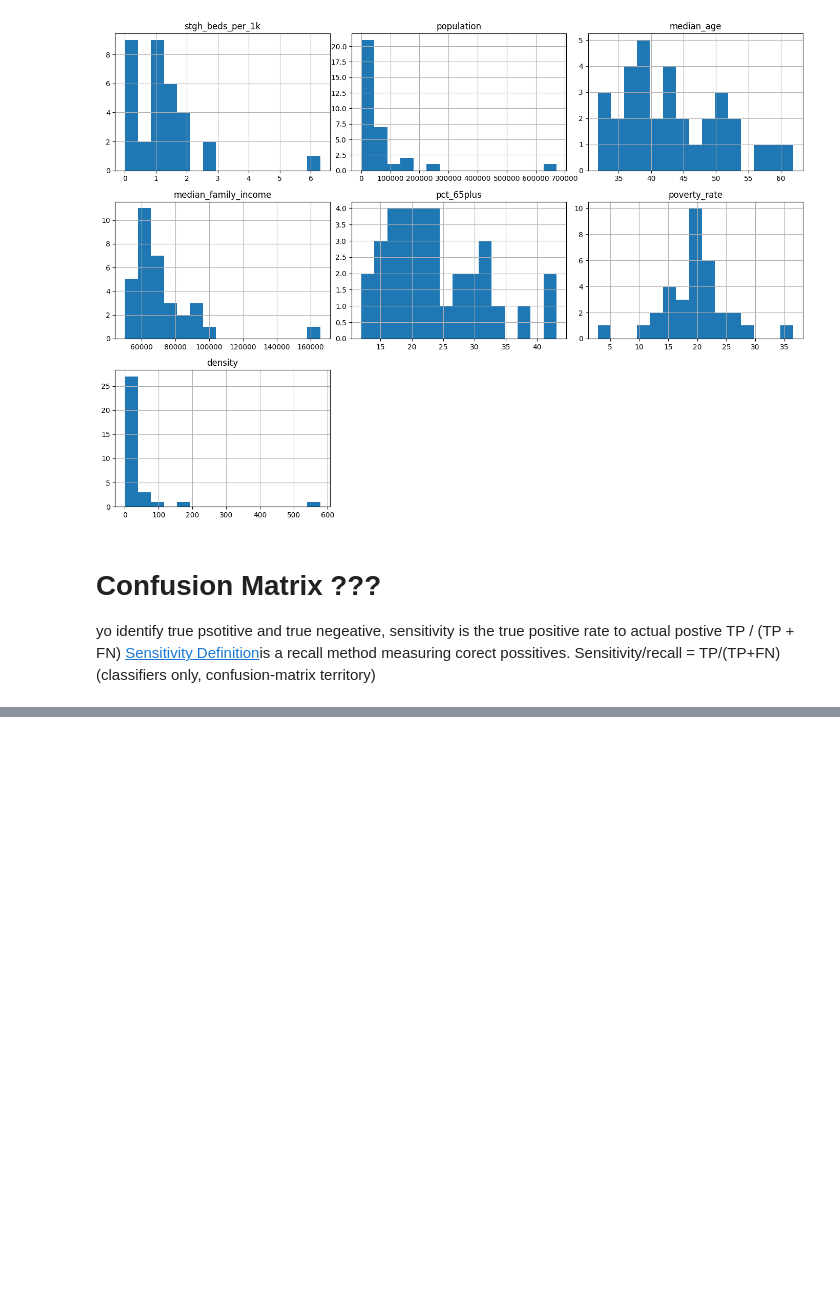
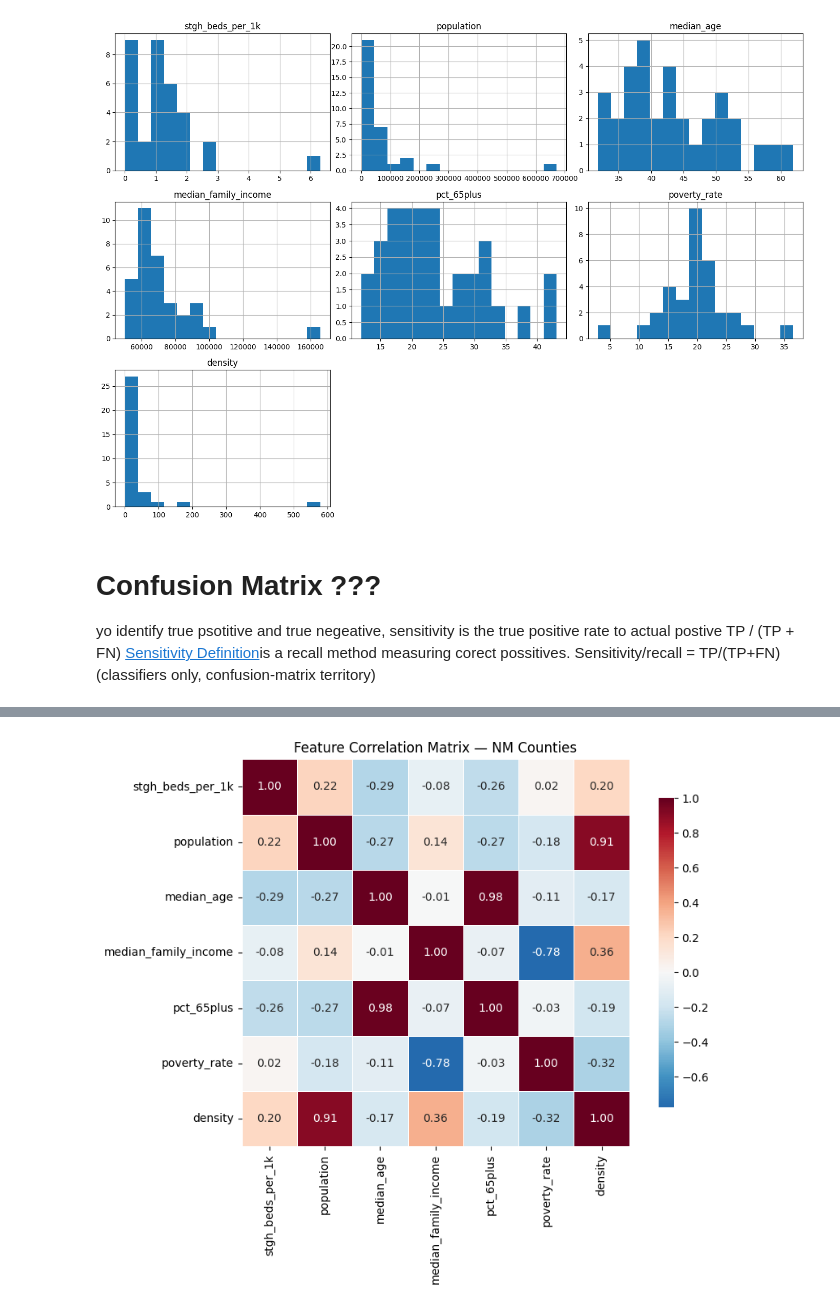
Before and after one commit to Capstone-Rangers/Capstone-Projects, a Jupyter notebook: Rural-Health-Access/Regional_Hospital_Spatial_Management.ipynb, the cells around one changed output, grey strips where cells are left out. Saved outputs shown, nothing was run; the diff lists cells and outputs as text; code cells hidden in the pictures; blank space fills up the shorter version.

```diff
--- a/Rural-Health-Access/Regional_Hospital_Spatial_Management.ipynb
+++ b/Rural-Health-Access/Regional_Hospital_Spatial_Management.ipynb
@@ -518,0 +529,18 @@ yo identify true psotitive and true negeative, sensitivity is the true positive
+# %%
+import seaborn as sns
+import matplotlib.pyplot as plt
+
+# Numeric features only (drop fips/county/cbsa_ind — cbsa is categorical)
+corr_cols = ['stgh_beds_per_1k', 'population', 'median_age',
+             'median_family_income', 'pct_65plus', 'poverty_rate', 'density']
+
+corr = model_frame[corr_cols].corr()
+
+plt.figure(figsize=(9, 7))
+sns.heatmap(corr, annot=True, fmt='.2f', cmap='RdBu_r', center=0,
+            square=True, linewidths=0.5, cbar_kws={'shrink': 0.8})
+plt.title('Feature Correlation Matrix — NM Counties')
+plt.tight_layout()
+plt.show()
+# %% [output]
+[figure, added]
```
Also changed, not shown: parts of 1 cell of this notebook.
